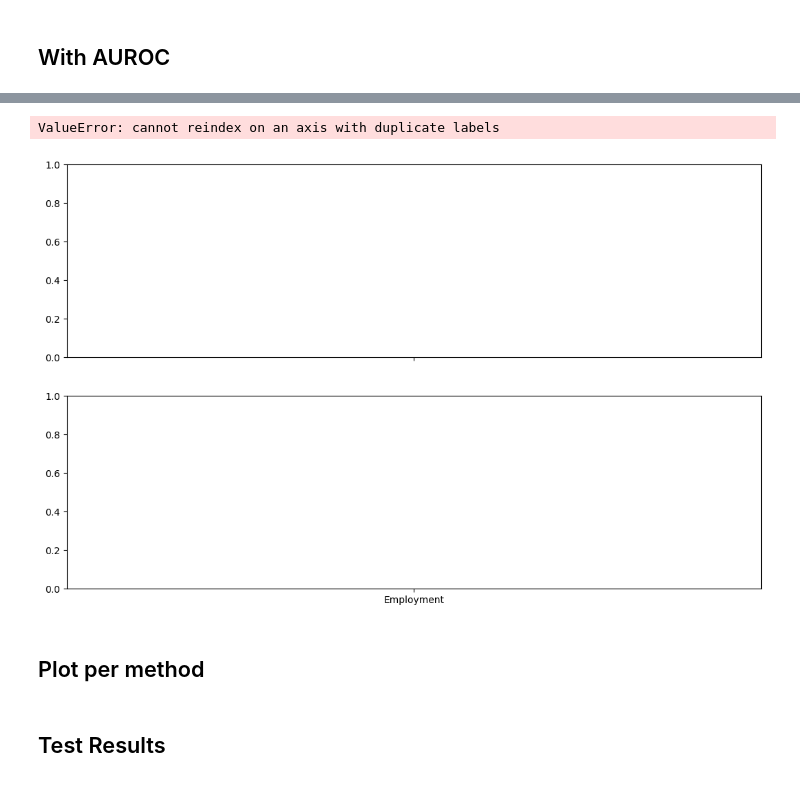
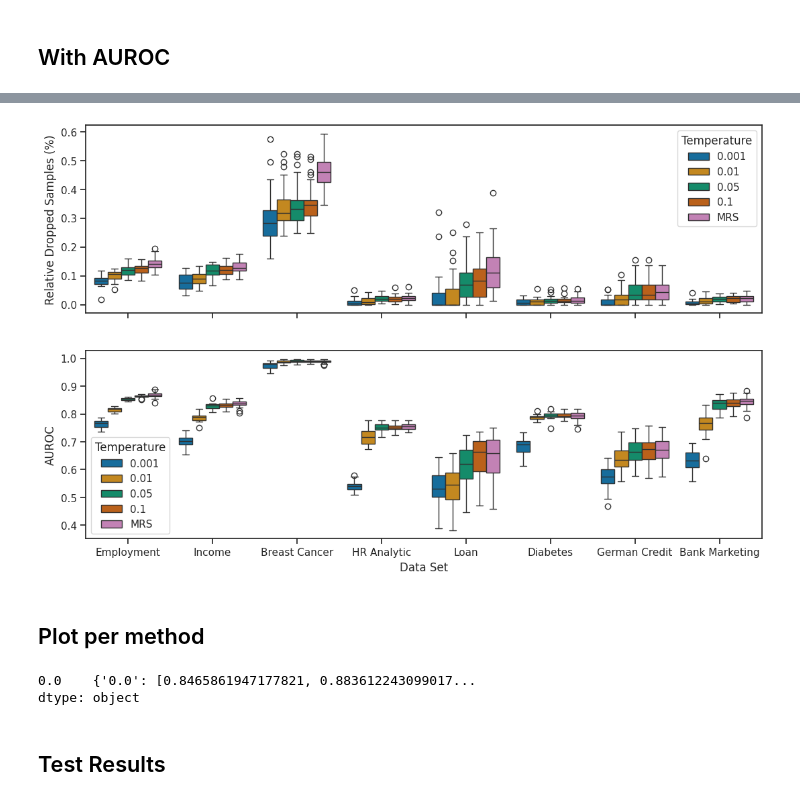
Before and after one commit to kramerlab/FeatureWeightDebiasing, a Jupyter notebook: notebooks/create_boxplots.ipynb, the cells around one changed output, grey strips where cells are left out. Saved outputs shown, nothing was run; the diff lists cells and outputs as text; code cells hidden in the pictures.

```diff
--- a/notebooks/create_boxplots.ipynb
+++ b/notebooks/create_boxplots.ipynb
@@ -12,9 +12,8 @@ bias_types = ["less_positive_class"]
 less_bias_strengths = ["0.1"]
 mean_bias_strengthts = ["0.8"]
 method_name_replacer = {"mrs-forest": "MRS",
-                        #"fw-mrs-temperature-svm": "FW-MRS-SVM",
+                        "fw-mrs-temperature-svm": "FW-MRS$_{SVM}$",
                         "fw-mrs-temperature": "FW-MRS",
-                        "fw-mrs-temperature-negative": "FW-MRS$_{Neg}$",
                         }
 data_set_replacer = {"folktables_employment": "Employment", "folktables_income": "Income",
                                "breast_cancer": "Breast Cancer", "hr_analytics": "HR Analytic", "loan_prediction": "Loan",
@@ -27,18 +26,18 @@ auroc_dict_list = []
 
 for dataset in data_set_replacer.keys():
     for bias_type in bias_types:
-        for method in ("fw-mrs-temperature", "fw-mrs-temperature-negative"):
+        for method in ("fw-mrs-temperature", ):
             if bias_type == "mean_difference":
                 bias_strengths = mean_bias_strengthts
             else :
                 bias_strengths = less_bias_strengths
             for bias_strength in bias_strengths:
-                dropped_samples_file_name = result_path / dataset / bias_type /  bias_strength/ method / "validation/dropped_samples_val_dict.json"
+                dropped_samples_file_name = result_path / dataset / bias_type /  bias_strength/ method / "validation/dropped_samples_individual_val_dict.json"
                 try:
                     dropped_samples_file = pd.read_json(str(dropped_samples_file_name), orient="records", typ="series", convert_axes=False)
                 except FileNotFoundError:
                     continue
-                auroc_file_name = result_path / dataset / bias_type /  bias_strength/ method / "validation"/ "auroc_val_dict.json"
+                auroc_file_name = result_path / dataset / bias_type /  bias_strength/ method / "validation"/ "auroc_individual_val_dict.json"
                 auroc_file = pd.read_json(str(auroc_file_name), orient="records", typ="series", convert_axes=False)
                 dict_list.append(
                     {
@@ -113,14 +106,14 @@ for dataset in data_set_replacer.keys():
             auroc_file = pd.read_json(str(auroc_file_name), orient="records", typ="series", convert_axes=False)
             mrs_dict_list.append(
                 {
-                    "Dropped Samples": dropped_samples_file["0.0"]["0.01"],
+                    "Dropped Samples": dropped_samples_file["0.0"]["0.0"],
                     "Data Set": dataset,
                     "Method": "MRS",
                     "bias_type": bias_type,
                     "bias_strength": bias_strength,
                 }
                             )
-            mrs_auroc_dict_list.extend(auroc_file["0.0"]["0.01"])
+            mrs_auroc_dict_list.extend(auroc_file["0.0"]["0.0"])
 mrs_result_df = pd.DataFrame(data=mrs_dict_list)
 mrs_result_df = mrs_result_df.explode("Dropped Samples")
 mrs_result_df["Temperature"] = "MRS"
@@ -145,24 +154,23 @@ result_df.loc[result_df["Data Set"] == "Bank Marketing", "Dropped Samples"] = (r
 # %%
-hue_order = ["MRS"] + temperatures
+hue_order = temperatures + ["MRS"]
 # %%
 fig, axes = plt.subplots(2, 1, sharey=False, sharex=True, figsize=(13, 8))
 ylabel="Relative Dropped Samples (%)"
 sns.set_theme(style="ticks", palette="colorblind")
-sns.boxplot(data=result_df[result_df["Method"].isin(["MRS", "FW-MRS", "FW-MRS$_{Neg}$"])], y="Dropped Samples", x="Data Set",
+sns.boxplot(data=result_df[result_df["Method"].isin(["MRS", "FW-MRS", "FW-MRS$_{SVM}$"])], y="Dropped Samples", x="Data Set",
             hue="Temperature", legend=True, hue_order=hue_order,
               ax=axes[0]).set(ylabel=ylabel)
 
-sns.boxplot(data=result_df[result_df["Method"].isin(["MRS", "FW-MRS", "FW-MRS$_{Neg}$"])], y="AUROC", x="Data Set",
+sns.boxplot(data=result_df[result_df["Method"].isin(["MRS", "FW-MRS", "FW-MRS$_{SVM}$"])], y="AUROC", x="Data Set",
             hue="Temperature", legend=True, hue_order=hue_order,
               ax=axes[1]).set(ylabel="AUROC")
 
 # sns.boxplot(data=result_df[result_df["Method"].isin(["MRS", "FW-MRS-SVM"])], y="Dropped Samples", x="Data Set",
 #           hue="Temperature", ax=axes[1], hue_order=hue_order).set(xlabel="(b) FW-MRS-SVM", ylabel=None)
 #fig.text(0.08,0.5, ylabel, ha="center", va="center", rotation=90)
 plt.savefig("diagrams/dropped_samples_per_temperature_fixed.pdf")
 # %% [output]
-ValueError: cannot reindex on an axis with duplicate labels
-[figure, old version]
+[figure, new version]
 # %%
 #fig, axes = plt.subplots(1, 1, sharey=True, sharex=False, figsize=(12, 4))
 #ylabel="AUROC"
@@ -176,6 +184,11 @@ ValueError: cannot reindex on an axis with duplicate labels
 #plt.savefig("diagrams/auroc_per_temperature_fixed.pdf")
 # %% [markdown]
 ## Plot per method
+# %%
+auroc_file
+# %% [output]
+0.0    {'0.0': [0.8465861947177821, 0.883612243099017...
+dtype: object
 # %%
 aurocs = []
 auprcs = []
```
Also changed, not shown: parts of 6 cells of this notebook, 13 other files.
